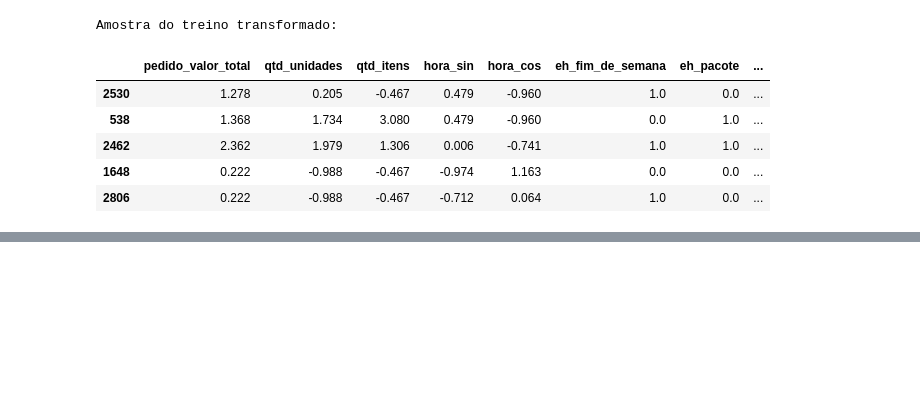
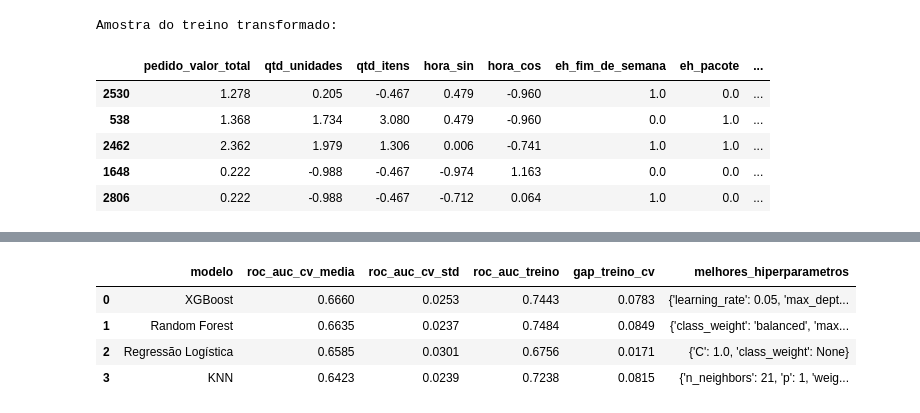
Before and after one commit to SIS-AMF/2026-2_trabalho_g2_cd, a Jupyter notebook: trabalho_g2.ipynb, the cells around one changed output, grey strips where cells are left out. Saved outputs shown, nothing was run; the diff lists cells and outputs as text; code cells hidden in the pictures; blank space fills up the shorter version.

```diff
--- a/trabalho_g2.ipynb
+++ b/trabalho_g2.ipynb
@@ -1056,0 +1102,75 @@ Amostra do treino transformado:
+# %%
+modelos_grades = {
+    "Regressão Logística": {
+        "modelo": LogisticRegression(max_iter=1000, random_state=42),
+        "grade": {
+            "model__C": [0.1, 1.0, 10.0],
+            "model__class_weight": [None, "balanced"],
+        },
+    },
+    "KNN": {
+        "modelo": KNeighborsClassifier(),
+        "grade": {
+            "model__n_neighbors": [5, 11, 21, 31],
+            "model__weights": ["uniform", "distance"],
+            "model__p": [1, 2],
+        },
+    },
+    "Random Forest": {
+        "modelo": RandomForestClassifier(random_state=42, n_jobs=-1),
+        "grade": {
+            "model__n_estimators": [100, 300],
+            "model__max_depth": [None, 6, 12],
+            "model__min_samples_leaf": [1, 5],
+            "model__class_weight": [None, "balanced"],
+        },
+    },
+    "XGBoost": {
+        "modelo": XGBClassifier(random_state=42, n_jobs=-1, eval_metric="logloss"),
+        "grade": {
+            "model__n_estimators": [100, 250],
+            "model__max_depth": [3, 6],
+            "model__learning_rate": [0.05, 0.1],
+            "model__subsample": [0.8, 1.0],
+        },
+    },
+}
+
+melhores_modelos = {}
+linhas_cv = []
+
+for nome, cfg in modelos_grades.items():
+    gs = GridSearchCV(
+        estimator=criar_pipeline(cfg["modelo"]),
+        param_grid=cfg["grade"],
+        cv=cv,
+        scoring=SCORING,
+        n_jobs=-1,
+        return_train_score=True,
+    )
+    gs.fit(X_train, y_train)
+    melhores_modelos[nome] = gs.best_estimator_
+
+    idx_best = gs.best_index_
+    auc_cv_mean = gs.cv_results_["mean_test_score"][idx_best]
+    auc_cv_std = gs.cv_results_["std_test_score"][idx_best]
+    auc_tr_mean = gs.cv_results_["mean_train_score"][idx_best]
+
+    linhas_cv.append({
+        "modelo": nome,
+        "roc_auc_cv_media": round(auc_cv_mean, 4),
+        "roc_auc_cv_std": round(auc_cv_std, 4),
+        "roc_auc_treino": round(auc_tr_mean, 4),
+        "gap_treino_cv": round(auc_tr_mean - auc_cv_mean, 4),
+        "melhores_hiperparametros": {k.replace("model__", ""): v for k, v in gs.best_params_.items()},
+    })
+
+df_resultados_cv = pd.DataFrame(linhas_cv).sort_values("roc_auc_cv_media", ascending=False).reset_index(drop=True)
+
+campeao_nome = df_resultados_cv.loc[0, "modelo"]
+campeao_pipeline = melhores_modelos[campeao_nome]
+campeao_grade = modelos_grades[campeao_nome]["grade"]
+
+print(f"Modelo campeão no CV: {campeao_nome} (ROC-AUC CV = {df_resultados_cv.loc[0, 'roc_auc_cv_media']:.4f} ± {df_resultados_cv.loc[0, 'roc_auc_cv_std']:.4f})")
+display(df_resultados_cv)
+# %% [output]
@@ -1056,0 +1178,5 @@ Amostra do treino transformado:
+|  | modelo | roc_auc_cv_media | roc_auc_cv_std | roc_auc_treino | gap_treino_cv | melhores_hiperparametros |
+| 0 | XGBoost | 0.6660 | 0.0253 | 0.7443 | 0.0783 | {'learning_rate': 0.05, 'max_dept... |
+| 1 | Random Forest | 0.6635 | 0.0237 | 0.7484 | 0.0849 | {'class_weight': 'balanced', 'max... |
+| 2 | Regressão Logística | 0.6585 | 0.0301 | 0.6756 | 0.0171 | {'C': 1.0, 'class_weight': None} |
+| 3 | KNN | 0.6423 | 0.0239 | 0.7238 | 0.0815 | {'n_neighbors': 21, 'p': 1, 'weig... |
```
Also changed, not shown: parts of 13 cells of this notebook, 2 other files.
